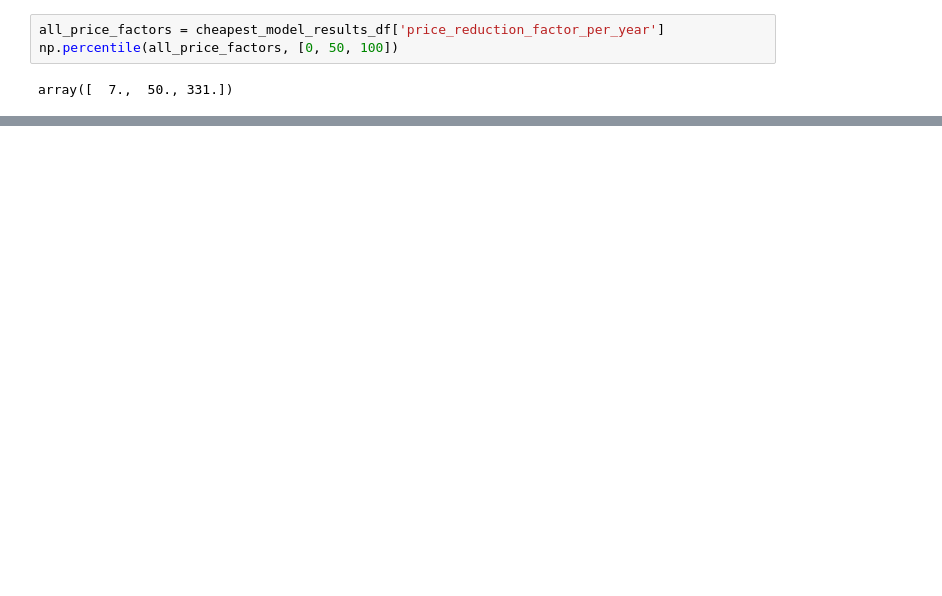
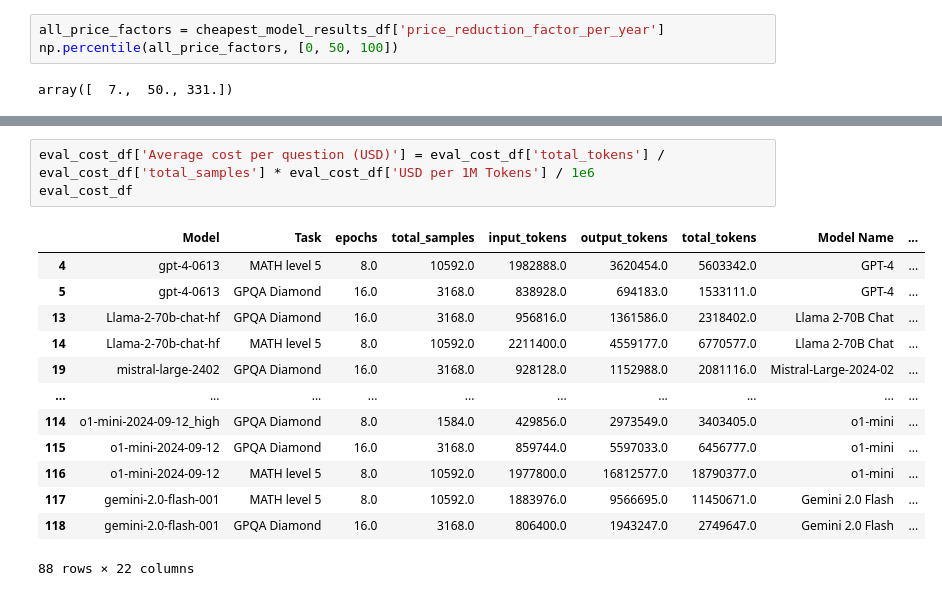
Before and after one commit to epoch-research/llm-benchmark-efficiency, a Jupyter notebook: llm_price_trends.ipynb, the cells around one changed output, grey strips where cells are left out. Saved outputs shown, nothing was run; the diff lists cells and outputs as text; blank space fills up the shorter version.

```diff
--- a/llm_price_trends.ipynb
+++ b/llm_price_trends.ipynb
@@ -806,0 +1225,17 @@ fig.show()
+# %%
+eval_cost_df['Average cost per question (USD)'] = eval_cost_df['total_tokens'] / eval_cost_df['total_samples'] * eval_cost_df['USD per 1M Tokens'] / 1e6
+eval_cost_df
+# %% [output]
+|  | Model | Task | epochs | total_samples | input_tokens | output_tokens | total_tokens | Model Name | ... |
+| 4 | gpt-4-0613 | MATH level 5 | 8.0 | 10592.0 | 1982888.0 | 3620454.0 | 5603342.0 | GPT-4 | ... |
+| 5 | gpt-4-0613 | GPQA Diamond | 16.0 | 3168.0 | 838928.0 | 694183.0 | 1533111.0 | GPT-4 | ... |
+| 13 | Llama-2-70b-chat-hf | GPQA Diamond | 16.0 | 3168.0 | 956816.0 | 1361586.0 | 2318402.0 | Llama 2-70B Chat | ... |
+| 14 | Llama-2-70b-chat-hf | MATH level 5 | 8.0 | 10592.0 | 2211400.0 | 4559177.0 | 6770577.0 | Llama 2-70B Chat | ... |
+| 19 | mistral-large-2402 | GPQA Diamond | 16.0 | 3168.0 | 928128.0 | 1152988.0 | 2081116.0 | Mistral-Large-2024-02 | ... |
+| ... | ... | ... | ... | ... | ... | ... | ... | ... | ... |
+| 114 | o1-mini-2024-09-12_high | GPQA Diamond | 8.0 | 1584.0 | 429856.0 | 2973549.0 | 3403405.0 | o1-mini | ... |
+| 115 | o1-mini-2024-09-12 | GPQA Diamond | 16.0 | 3168.0 | 859744.0 | 5597033.0 | 6456777.0 | o1-mini | ... |
+| 116 | o1-mini-2024-09-12 | MATH level 5 | 8.0 | 10592.0 | 1977800.0 | 16812577.0 | 18790377.0 | o1-mini | ... |
+| 117 | gemini-2.0-flash-001 | MATH level 5 | 8.0 | 10592.0 | 1883976.0 | 9566695.0 | 11450671.0 | Gemini 2.0 Flash | ... |
+| 118 | gemini-2.0-flash-001 | GPQA Diamond | 16.0 | 3168.0 | 806400.0 | 1943247.0 | 2749647.0 | Gemini 2.0 Flash | ... |
+88 rows × 22 columns
```
Also changed, not shown: parts of 23 cells of this notebook.
